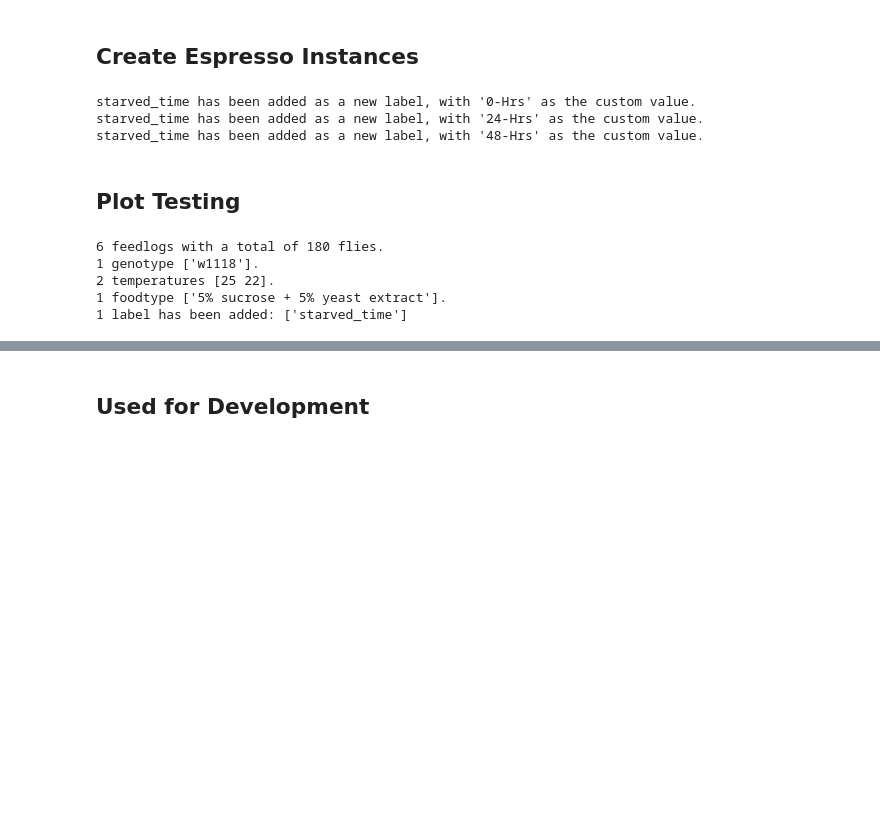
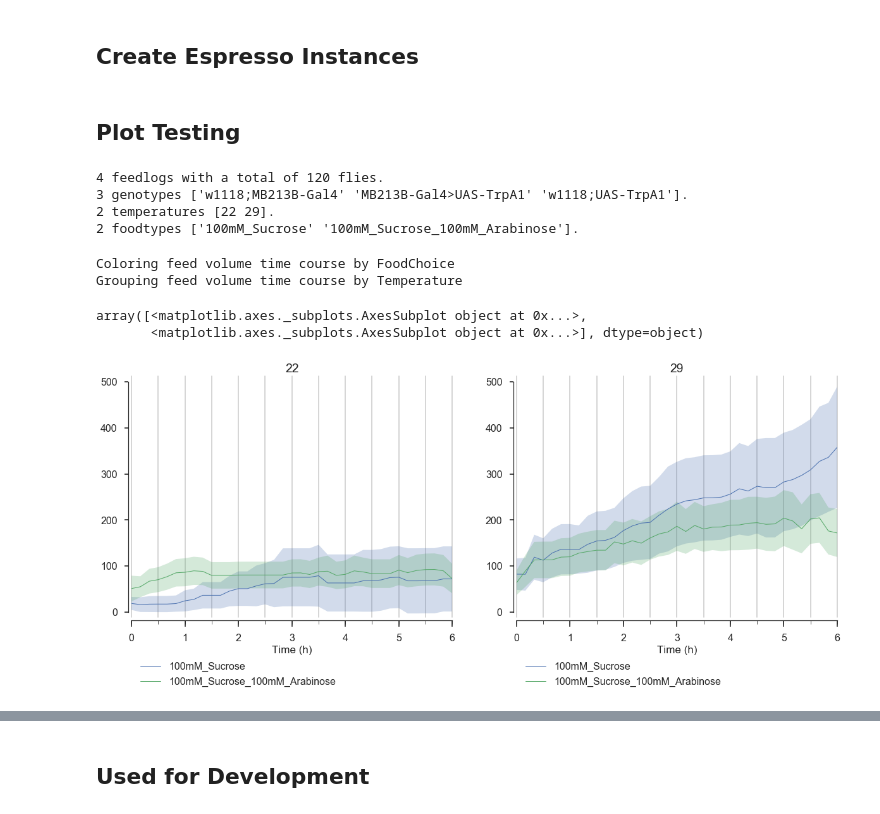
Before and after one commit to ACCLAB/espresso, a Jupyter notebook: jupyter-nb/espresso contrast plots dev.ipynb, the cells around one changed output, grey strips where cells are left out. Saved outputs shown, nothing was run; the diff lists cells and outputs as text; code cells hidden in the pictures; blank space fills up the shorter version.

```diff
--- a/jupyter-nb/espresso contrast plots dev.ipynb
+++ b/jupyter-nb/espresso contrast plots dev.ipynb
@@ -18,44 +18,29 @@ import bootstrap_contrast as bsc
 import espresso as esp
 # %% [markdown]
 ## Create Espresso Instances
-# %%
-git_repo_folder='/Users/josesho/bin/git-repos/espresso'
-
-datadir1=os.path.join(git_repo_folder,'data/by_genotype/Trh-Gal4-Trh-Zal-UAS-GZ-TrpA1/22')
-datadir2=os.path.join(git_repo_folder,'data/by_genotype/Trh-Gal4-Trh-Zal-UAS-GZ-TrpA1/29')
-datadir3=os.path.join(git_repo_folder,'data/starvation_gradient/0-Hrs')
-datadir4=os.path.join(git_repo_folder,'data/starvation_gradient/24-Hrs')
-datadir5=os.path.join(git_repo_folder,'data/starvation_gradient/48-Hrs')
-datadir6=os.path.join(git_repo_folder,'data/24-Hrs-starved-choice')
-
-twotubes22=esp.espresso(folder=datadir1)
-twotubes29=esp.espresso(folder=datadir2)
-
-starvation0=esp.espresso(folder=datadir3)
-starvation0.attach_label(label_name='starved_time',label_value='0-Hrs')
-
-starvation24=esp.espresso(folder=datadir4)
-starvation24.attach_label(label_name='starved_time',label_value='24-Hrs')
-
-starvation48=esp.espresso(folder=datadir5)
-starvation48.attach_label(label_name='starved_time',label_value='48-Hrs')
-starved=starvation0+starvation24+starvation48
-
-starved_choice=esp.espresso(folder=datadir6)
-
-tubes=twotubes22+twotubes29
-# %% [output]
-starved_time has been added as a new label, with '0-Hrs' as the custom value.
-starved_time has been added as a new label, with '24-Hrs' as the custom value.
-starved_time has been added as a new label, with '48-Hrs' as the custom value.
+# %%
+data_folder='/Users/josesho/bin/git-repos/espresso/data'
+
+mb312b_folder=os.path.join(data_folder,'by_genotype/MB312B')
+mb213b_folder=os.path.join(data_folder,'by_genotype/MB213B')
+
+mb312b=esp.espresso(mb312b_folder)
+mb213b=esp.espresso(mb213b_folder)
 # %% [markdown]
 ## Plot Testing
-# %%
-starved
-# %% [output]
-6 feedlogs with a total of 180 flies.
-1 genotype ['w1118'].
-2 temperatures [25 22].
-1 foodtype ['5% sucrose + 5% yeast extract'].
-1 label has been added: ['starved_time']
+# %%
+mb213b
+# %% [output]
+4 feedlogs with a total of 120 flies.
+3 genotypes ['w1118;MB213B-Gal4' 'MB213B-Gal4>UAS-TrpA1' 'w1118;UAS-TrpA1'].
+2 temperatures [22 29].
+2 foodtypes ['100mM_Sucrose' '100mM_Sucrose_100mM_Arabinose'].
+# %%
+mb213b.plot.cumulative.consumption(group_by='Temperature')
+# %% [output]
+Coloring feed volume time course by FoodChoice
+Grouping feed volume time course by Temperature
+array([<matplotlib.axes._subplots.AxesSubplot object at 0x...>,
+       <matplotlib.axes._subplots.AxesSubplot object at 0x...>], dtype=object)
+[figure, added]
 # %%
```
Also changed, not shown: parts of 1 cell of this notebook, 1 other file.
